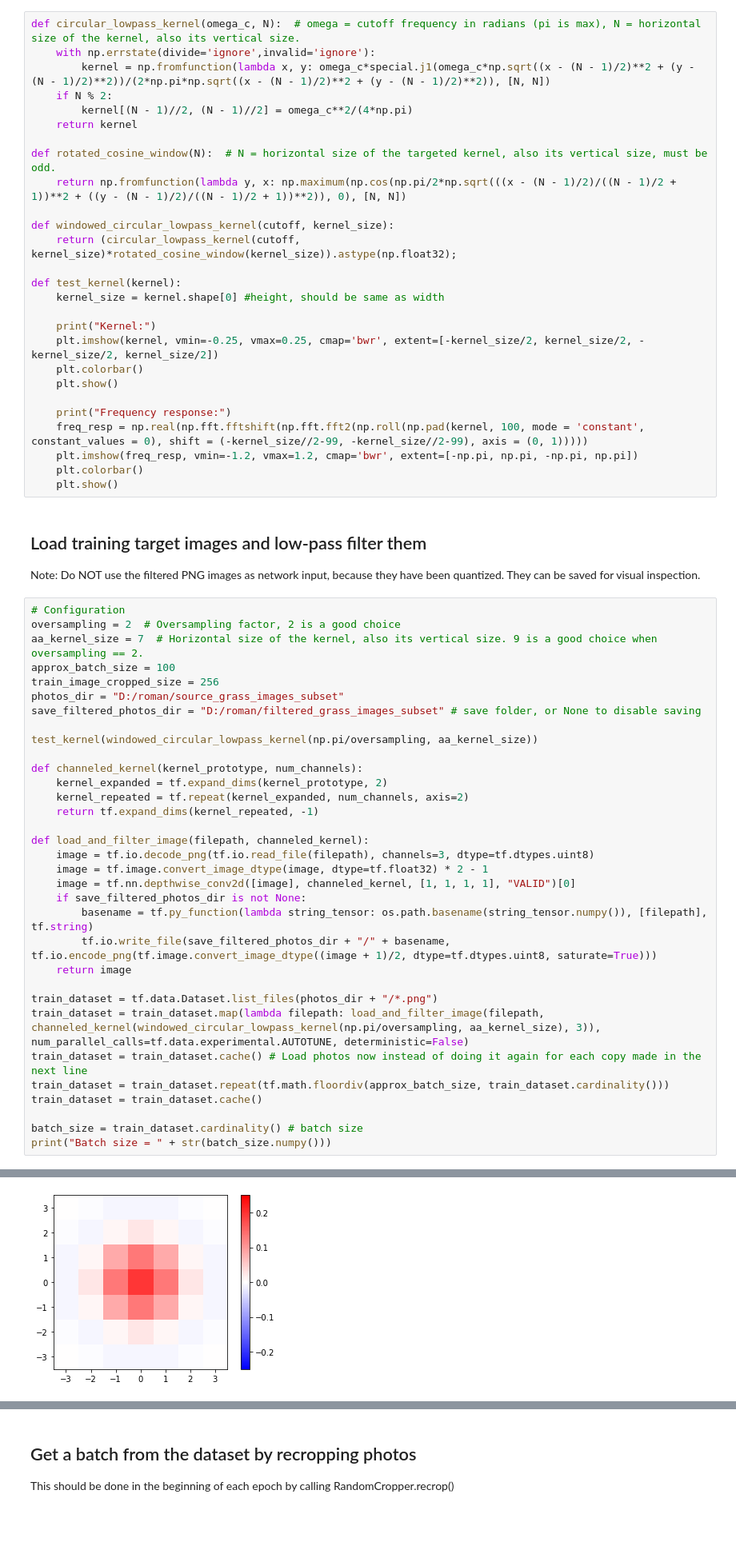
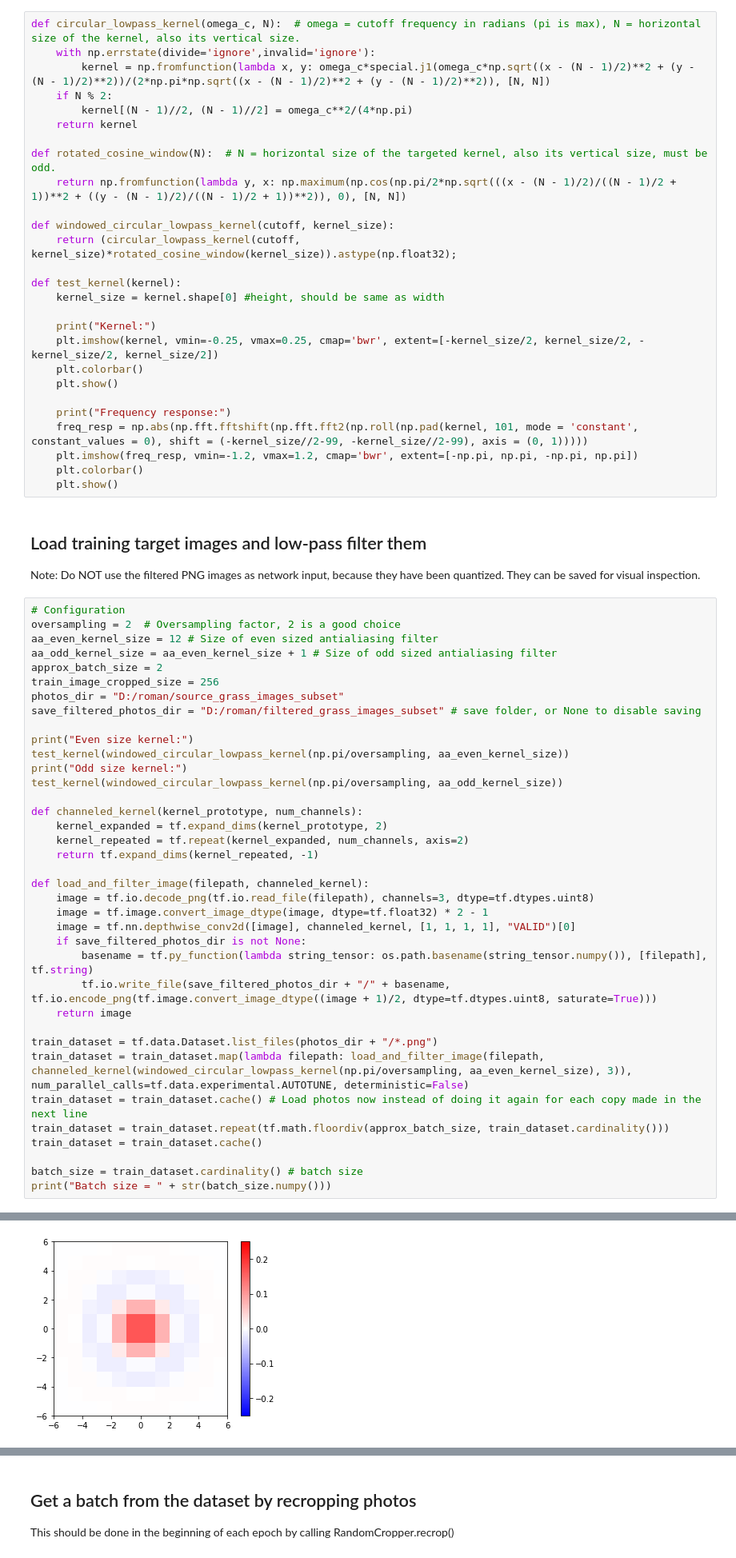
Before and after one commit to hamk-uas/drone-image-analysis, a Jupyter notebook: GAN_train_2021-10-13.ipynb, the cells around one changed output, grey strips where cells are left out. Shown at 80% size. Drawn from its saved outputs; the diff is of its cells as text; blank space fills up the shorter version.

```diff
--- a/GAN_train_2021-10-13.ipynb
+++ b/GAN_train_2021-10-13.ipynb
@@ -59,7 +186,7 @@ def test_kernel(kernel):
     plt.show()
 
     print("Frequency response:")
-    freq_resp = np.real(np.fft.fftshift(np.fft.fft2(np.roll(np.pad(kernel, 100, mode = 'constant', constant_values = 0), shift = (-kernel_size//2-99, -kernel_size//2-99), axis = (0, 1)))))
+    freq_resp = np.abs(np.fft.fftshift(np.fft.fft2(np.roll(np.pad(kernel, 101, mode = 'constant', constant_values = 0), shift = (-kernel_size//2-99, -kernel_size//2-99), axis = (0, 1)))))
     plt.imshow(freq_resp, vmin=-1.2, vmax=1.2, cmap='bwr', extent=[-np.pi, np.pi, -np.pi, np.pi])
     plt.colorbar()
     plt.show()
@@ -70,13 +197,17 @@ Note: Do NOT use the filtered PNG images as network input, because they have bee
 # %%
 # Configuration
 oversampling = 2  # Oversampling factor, 2 is a good choice
-aa_kernel_size = 7  # Horizontal size of the kernel, also its vertical size. 9 is a good choice when oversampling == 2.
-approx_batch_size = 100
+aa_even_kernel_size = 12 # Size of even sized antialiasing filter
+aa_odd_kernel_size = aa_even_kernel_size + 1 # Size of odd sized antialiasing filter
+approx_batch_size = 2
 train_image_cropped_size = 256
 photos_dir = "D:/roman/source_grass_images_subset"
 save_filtered_photos_dir = "D:/roman/filtered_grass_images_subset" # save folder, or None to disable saving
 
-test_kernel(windowed_circular_lowpass_kernel(np.pi/oversampling, aa_kernel_size))
+print("Even size kernel:")
+test_kernel(windowed_circular_lowpass_kernel(np.pi/oversampling, aa_even_kernel_size))
+print("Odd size kernel:")
+test_kernel(windowed_circular_lowpass_kernel(np.pi/oversampling, aa_odd_kernel_size))
 
 def channeled_kernel(kernel_prototype, num_channels):
     kernel_expanded = tf.expand_dims(kernel_prototype, 2)
@@ -93,7 +224,7 @@ def load_and_filter_image(filepath, channeled_kernel):
     return image
 
 train_dataset = tf.data.Dataset.list_files(photos_dir + "/*.png")
-train_dataset = train_dataset.map(lambda filepath: load_and_filter_image(filepath, channeled_kernel(windowed_circular_lowpass_kernel(np.pi/oversampling, aa_kernel_size), 3)), num_parallel_calls=tf.data.experimental.AUTOTUNE, deterministic=False)
+train_dataset = train_dataset.map(lambda filepath: load_and_filter_image(filepath, channeled_kernel(windowed_circular_lowpass_kernel(np.pi/oversampling, aa_even_kernel_size), 3)), num_parallel_calls=tf.data.experimental.AUTOTUNE, deterministic=False)
 train_dataset = train_dataset.cache() # Load photos now instead of doing it again for each copy made in the next line
 train_dataset = train_dataset.repeat(tf.math.floordiv(approx_batch_size, train_dataset.cardinality()))
 train_dataset = train_dataset.cache()
@@ -104,4 +236,4 @@ print("Batch size = " + str(batch_size.numpy()))
 Kernel:
-[figure, old version]
+[figure, new version]
 Frequency response:
 [figure]
```
Also changed, not shown: parts of 12 cells of this notebook.
